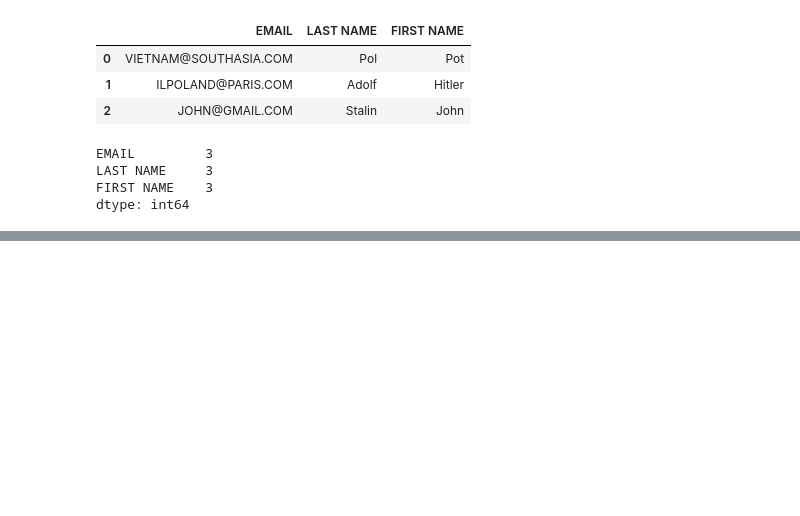
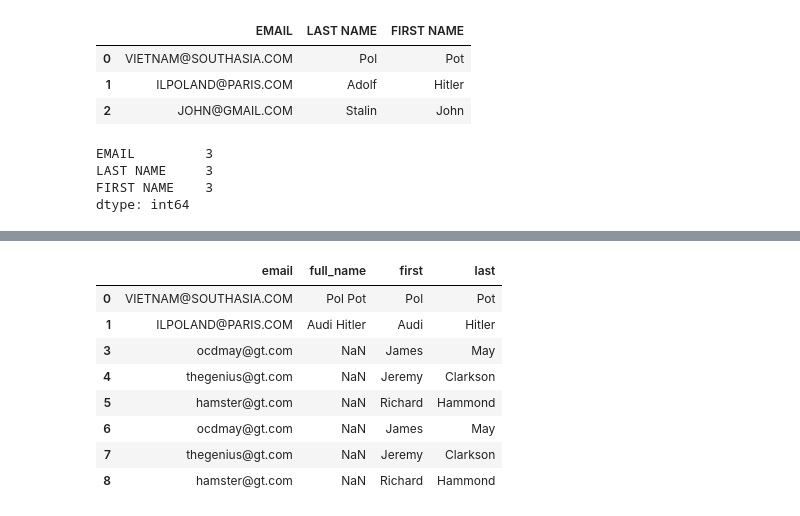
Before and after one commit to Shriram-11/Learning_Resources-, a Jupyter notebook: notes/panda.ipynb, the cells around one changed output, grey strips where cells are left out. Saved outputs shown, nothing was run; the diff lists cells and outputs as text; code cells hidden in the pictures; blank space fills up the shorter version.

```diff
--- a/notes/panda.ipynb
+++ b/notes/panda.ipynb
@@ -505,0 +684,15 @@ Its giving us us the no. of rows in each columns
+# %%
+# To remove a row
+
+df3.drop(index=2,inplace=True)
+df3
+# %% [output]
+|  | email | full_name | first | last |
+| 0 | VIETNAM@SOUTHASIA.COM | Pol Pot | Pol | Pot |
+| 1 | ILPOLAND@PARIS.COM | Audi Hitler | Audi | Hitler |
+| 3 | ocdmay@gt.com | NaN | James | May |
+| 4 | thegenius@gt.com | NaN | Jeremy | Clarkson |
+| 5 | hamster@gt.com | NaN | Richard | Hammond |
+| 6 | ocdmay@gt.com | NaN | James | May |
+| 7 | thegenius@gt.com | NaN | Jeremy | Clarkson |
+| 8 | hamster@gt.com | NaN | Richard | Hammond |
```
Also changed, not shown: parts of 33 cells of this notebook.
